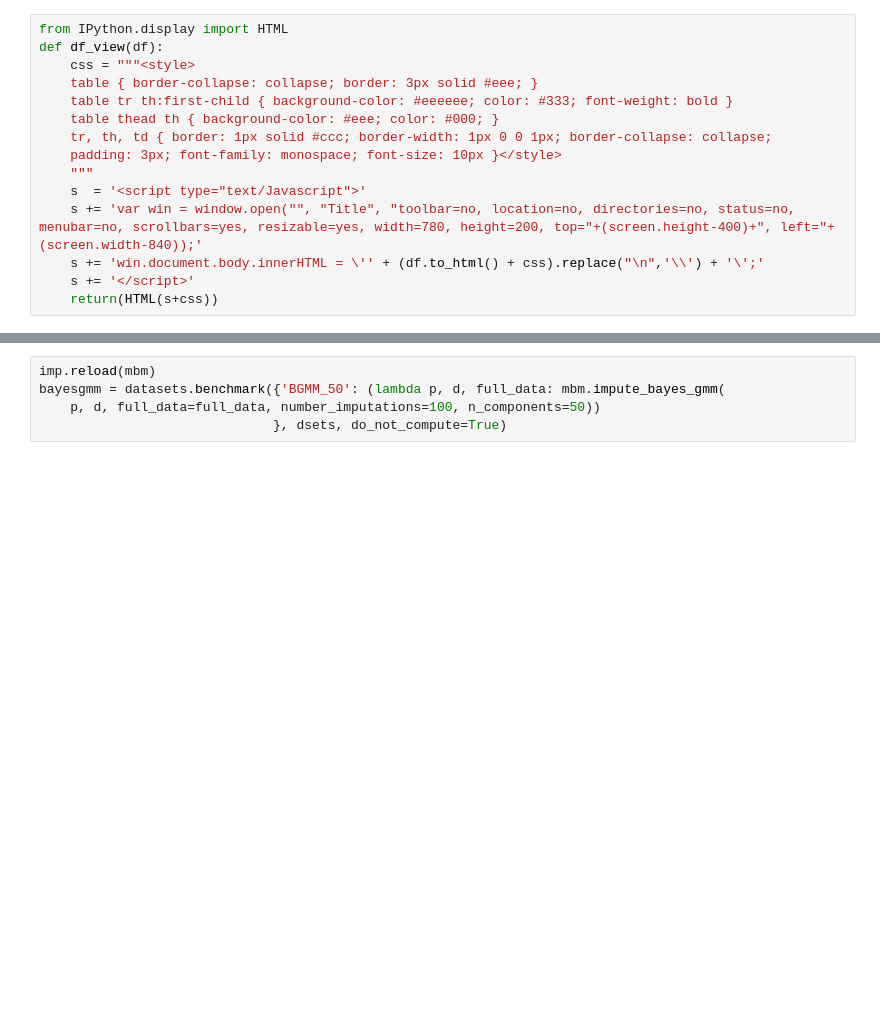
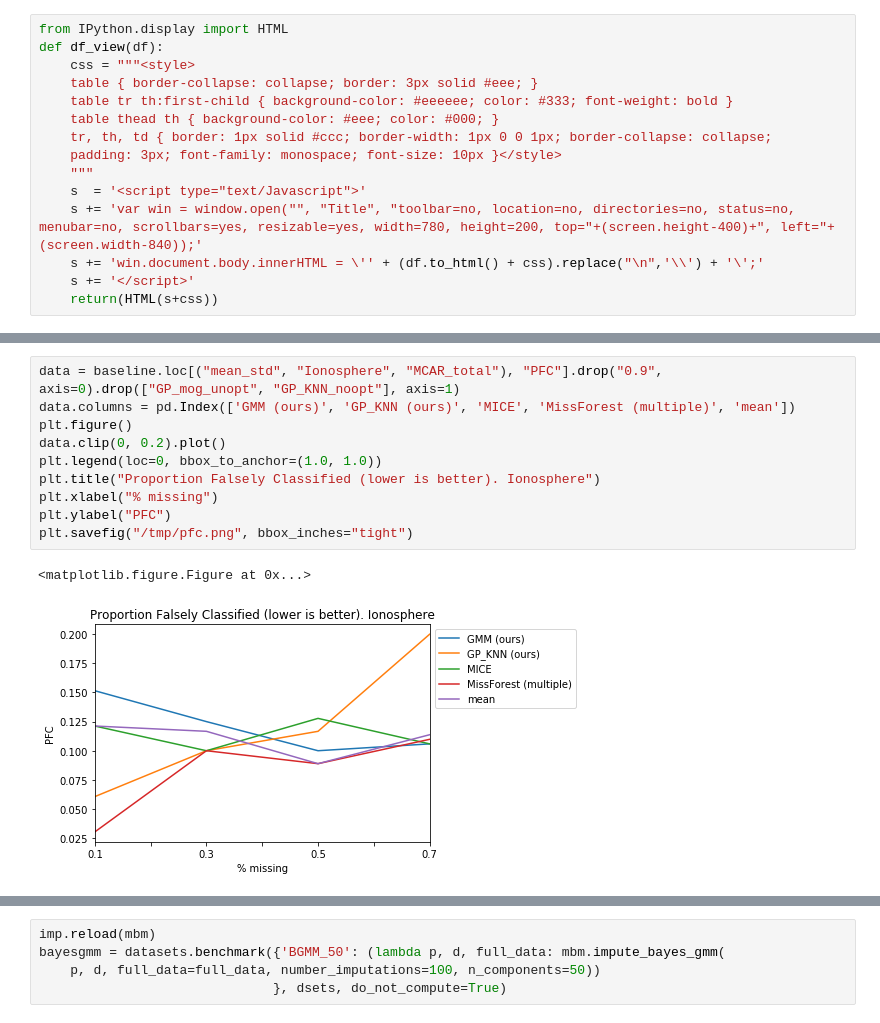
Before and after one commit to rhaps0dy/ts-baselines, a Jupyter notebook: timeless-imputation/Algorithm benchmarks.ipynb, the cells around one changed output, grey strips where cells are left out. Drawn from its saved outputs; the diff is of its cells as text; blank space fills up the shorter version.

```diff
--- a/timeless-imputation/Algorithm benchmarks.ipynb
+++ b/timeless-imputation/Algorithm benchmarks.ipynb
@@ -90,0 +216,13 @@ baseline.loc[("mean_std"), "NRMSE"]# .drop([("NRMSE", "MF_py"), ("PFC", "MF_py")
+# %%
+data = baseline.loc[("mean_std", "Ionosphere", "MCAR_total"), "PFC"].drop("0.9", axis=0).drop(["GP_mog_unopt", "GP_KNN_noopt"], axis=1)
+data.columns = pd.Index(['GMM (ours)', 'GP_KNN (ours)', 'MICE', 'MissForest (multiple)', 'mean'])
+plt.figure()
+data.clip(0, 0.2).plot()
+plt.legend(loc=0, bbox_to_anchor=(1.0, 1.0))
+plt.title("Proportion Falsely Classified (lower is better). Ionosphere")
+plt.xlabel("% missing")
+plt.ylabel("PFC")
+plt.savefig("/tmp/pfc.png", bbox_inches="tight")
+# %% [output]
+<matplotlib.figure.Figure at 0x...>
+[figure, added]
```
Also changed, not shown: parts of 13 cells of this notebook, 17 other files.
